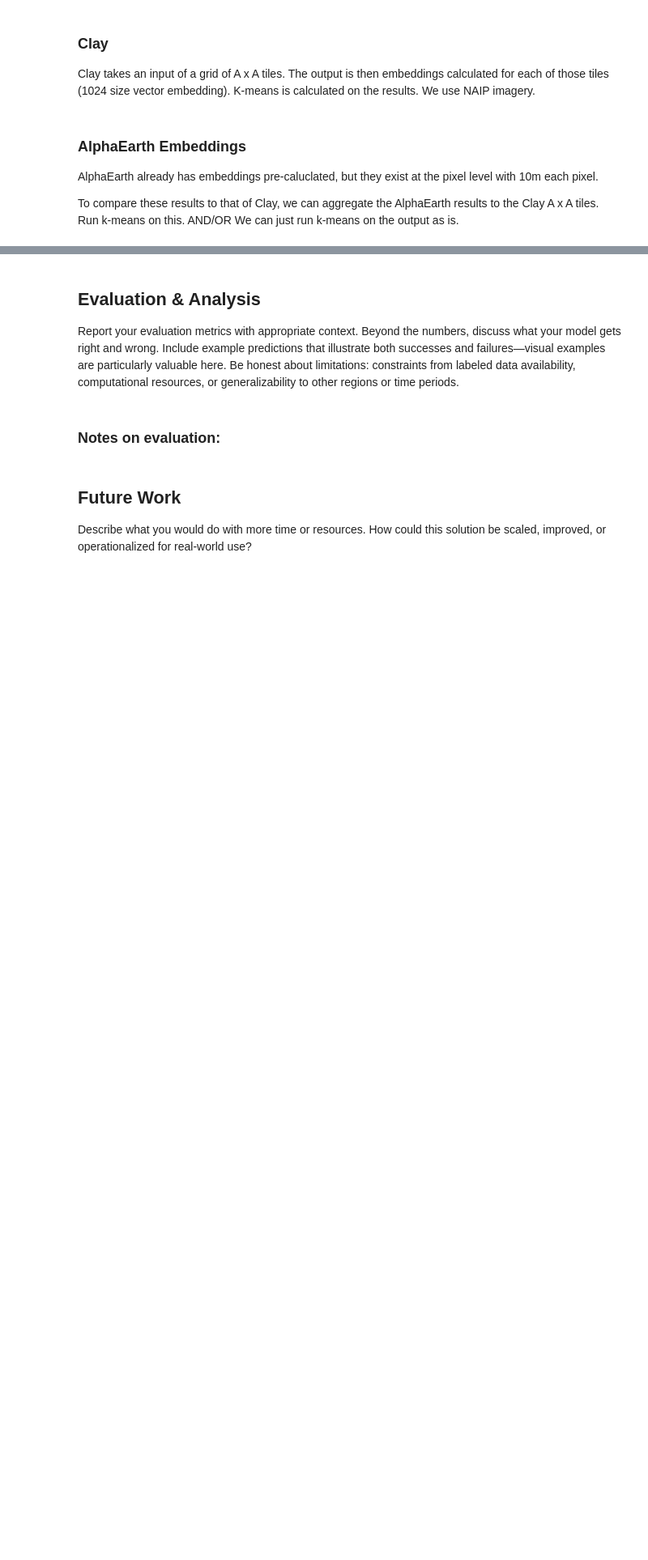
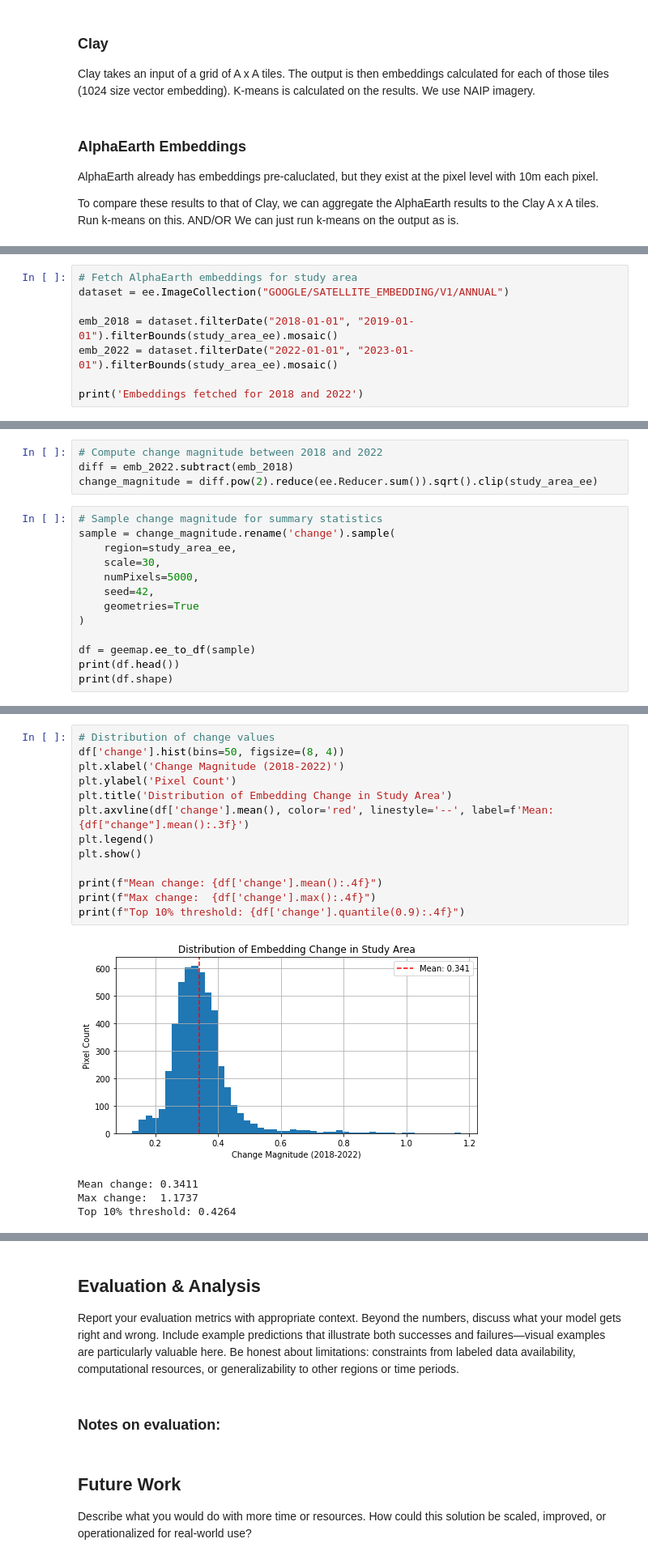
Before and after one commit to kakumanus/musa-650-spring2026, a Jupyter notebook: assignments/final_project.ipynb, the cells around one changed output, grey strips where cells are left out. Shown at 81% size. Saved outputs shown, nothing was run; the diff lists cells and outputs as text; blank space fills up the shorter version.

Commit message:
added alpha earth methodology to final
started setup block

```diff
--- a/assignments/final_project.ipynb
+++ b/assignments/final_project.ipynb
@@ -40,0 +86,8 @@ We can just run k-means on the output as is.
+# %%
+# Fetch AlphaEarth embeddings for study area
+dataset = ee.ImageCollection("GOOGLE/SATELLITE_EMBEDDING/V1/ANNUAL")
+
+emb_2018 = dataset.filterDate("2018-01-01", "2019-01-01").filterBounds(study_area_ee).mosaic()
+emb_2022 = dataset.filterDate("2022-01-01", "2023-01-01").filterBounds(study_area_ee).mosaic()
+
+print('Embeddings fetched for 2018 and 2022')
@@ -40,0 +96,17 @@ We can just run k-means on the output as is.
+# %%
+# Compute change magnitude between 2018 and 2022
+diff = emb_2022.subtract(emb_2018)
+change_magnitude = diff.pow(2).reduce(ee.Reducer.sum()).sqrt().clip(study_area_ee)
+# %%
+# Sample change magnitude for summary statistics
+sample = change_magnitude.rename('change').sample(
+    region=study_area_ee,
+    scale=30,
+    numPixels=5000,
+    seed=42,
+    geometries=True
+)
+
+df = geemap.ee_to_df(sample)
+print(df.head())
+print(df.shape)
@@ -40,0 +121,18 @@ We can just run k-means on the output as is.
+# %%
+# Distribution of change values
+df['change'].hist(bins=50, figsize=(8, 4))
+plt.xlabel('Change Magnitude (2018-2022)')
+plt.ylabel('Pixel Count')
+plt.title('Distribution of Embedding Change in Study Area')
+plt.axvline(df['change'].mean(), color='red', linestyle='--', label=f'Mean: {df["change"].mean():.3f}')
+plt.legend()
+plt.show()
+
+print(f"Mean change: {df['change'].mean():.4f}")
+print(f"Max change:  {df['change'].max():.4f}")
+print(f"Top 10% threshold: {df['change'].quantile(0.9):.4f}")
+# %% [output]
+[figure, added]
+Mean change: 0.3411
+Max change:  1.1737
+Top 10% threshold: 0.4264
```
Also changed, not shown: parts of 8 cells of this notebook.
